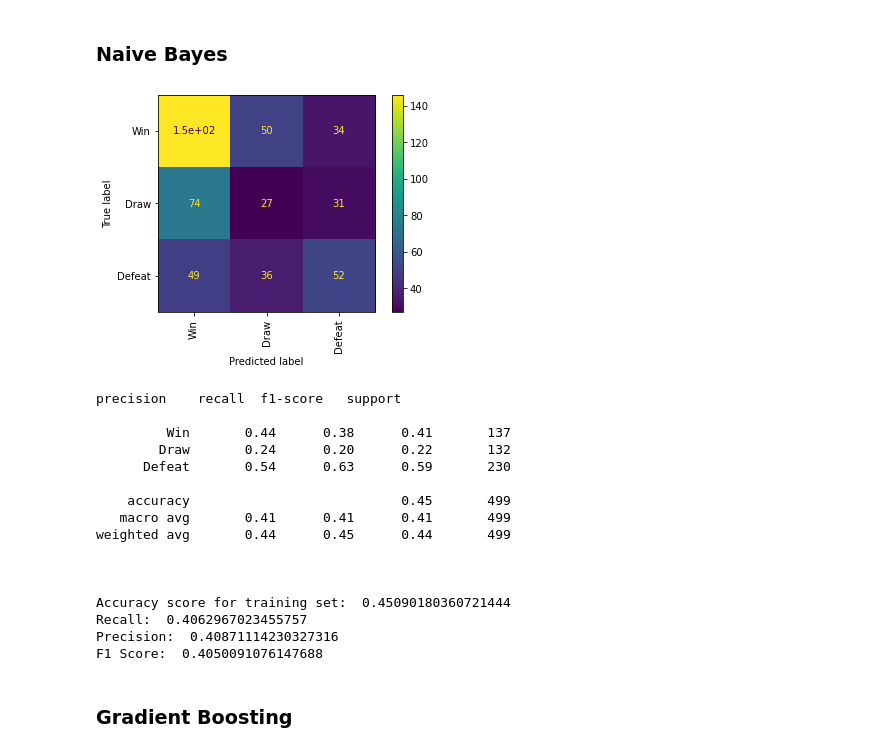
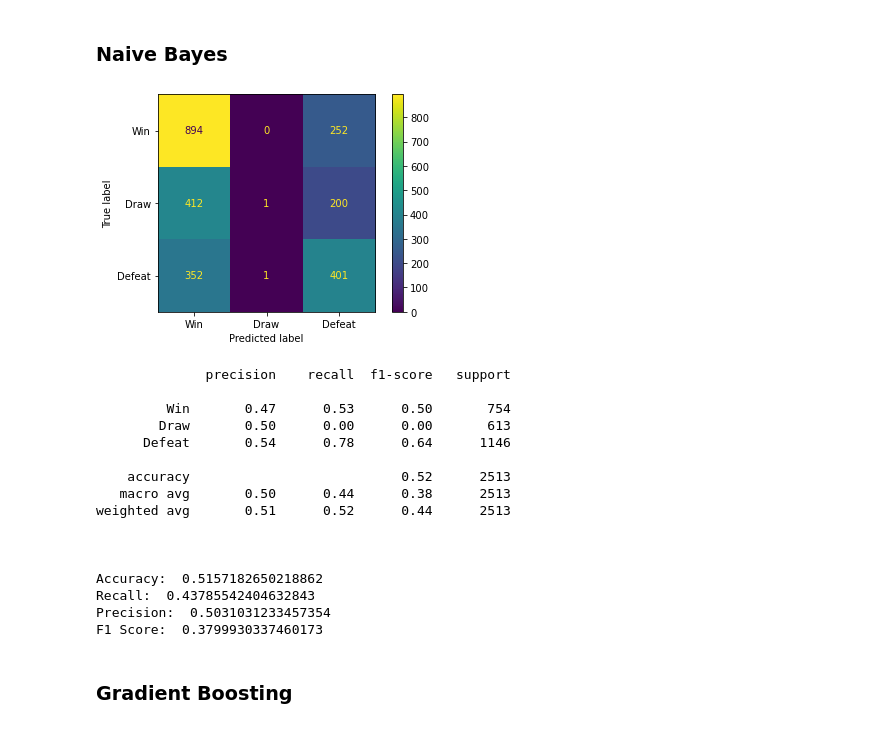
Before and after one commit to motapinto/football-classification-predications, a Jupyter notebook: src/Supervised Learning Models.ipynb, the cells around one changed output. Drawn from its saved outputs; the diff is of its cells as text; code cells hidden in the pictures.

```diff
--- a/src/Supervised Learning Models.ipynb
+++ b/src/Supervised Learning Models.ipynb
@@ -916,2 +912,0 @@ features.head()
-# %%
-X_train, X_test, y_train, y_test = train_test_split(features, outcomes, test_size = 0.2, random_state = 40, stratify = outcomes)
@@ -986,5 +989,5 @@ def train_predict_nn(clf, X_train, y_train, X_test, y_test, encoder):
 ### KNN
 # %%
 clf = KNeighborsClassifier(n_neighbors=100)
-train_predict(clf, X_train, y_train, X_test, y_test)
+train_predict(clf, features, outcomes)
 # %% [output]
@@ -1009,5 +996,5 @@ F1 Score:  0.3555352291339922
 ### Decision Tree
 # %%
 clf = DecisionTreeClassifier(random_state=0, criterion='entropy', splitter='random', max_depth=5)
-train_predict(clf, X_train, y_train, X_test, y_test)
+train_predict(clf, features, outcomes)
 # %% [output]
@@ -1032,5 +1019,5 @@ F1 Score:  0.37459991358296446
 ### SVC
 # %%
 clf = SVC(coef0=5, kernel='poly')
-train_predict(clf, X_train, y_train, X_test, y_test)
+train_predict(clf, features, outcomes)
 # %% [output]
@@ -1055,25 +1042,25 @@ F1 Score:  0.3966487048591416
 ### Naive Bayes
 # %%
 clf = GaussianNB(var_smoothing=1.1)
-train_predict(clf, X_train, y_train, X_test, y_test)
+train_predict(clf, features, outcomes)
 # %% [output]
-[figure, old version]
+[figure, new version]
-precision    recall  f1-score   support
+              precision    recall  f1-score   support
 
-         Win       0.44      0.38      0.41       137
-        Draw       0.24      0.20      0.22       132
-      Defeat       0.54      0.63      0.59       230
+         Win       0.47      0.53      0.50       754
+        Draw       0.50      0.00      0.00       613
+      Defeat       0.54      0.78      0.64      1146
 
-    accuracy                           0.45       499
-   macro avg       0.41      0.41      0.41       499
-weighted avg       0.44      0.45      0.44       499
+    accuracy                           0.52      2513
+   macro avg       0.50      0.44      0.38      2513
+weighted avg       0.51      0.52      0.44      2513
 
 
 
-Accuracy score for training set:  0.45090180360721444
-Recall:  0.4062967023455757
-Precision:  0.40871114230327316
-F1 Score:  0.4050091076147688
+Accuracy:  0.5157182650218862
+Recall:  0.43785542404632843
+Precision:  0.5031031233457354
+F1 Score:  0.3799930337460173
 # %% [markdown]
 ### Gradient Boosting
 # %%
```
Also changed, not shown: parts of 17 cells of this notebook.
